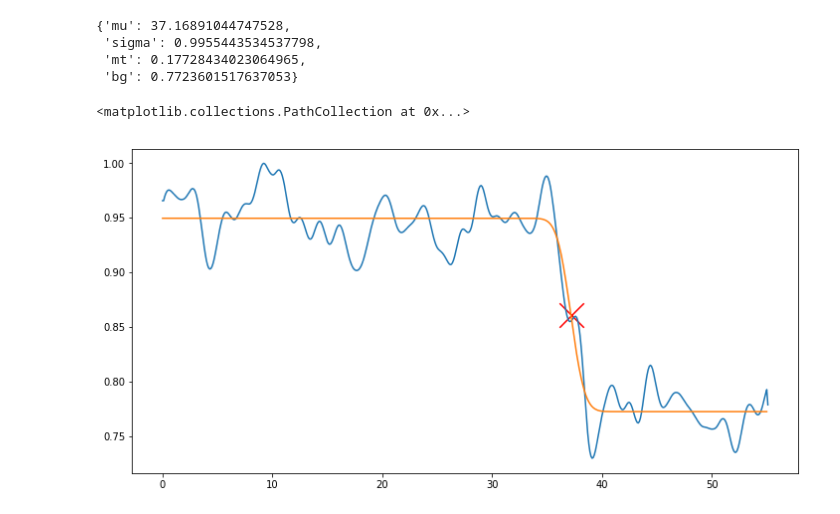
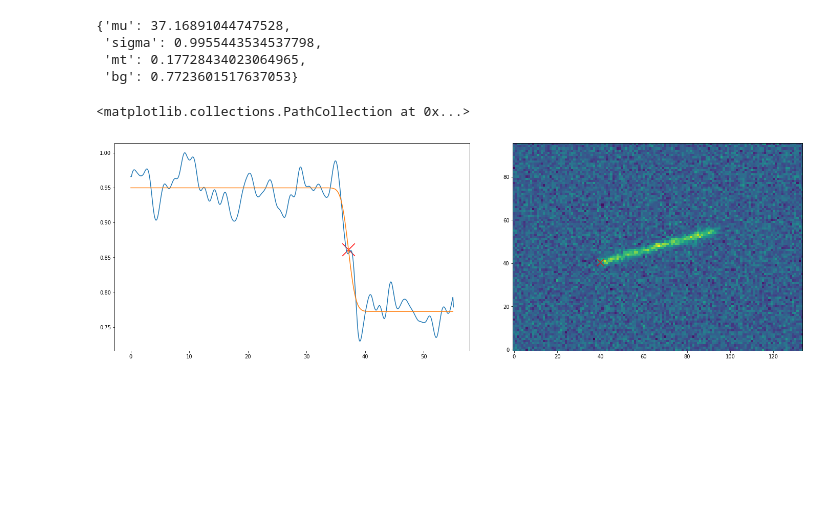
Before and after one commit to brouhardlab/anamic, a Jupyter notebook: notebooks/Development/Microtubule Tip Fitter.ipynb, the cells around one changed output. Saved outputs shown, nothing was run; the diff lists cells and outputs as text; code cells hidden in the pictures; blank space fills up the shorter version.

Commit message:
add tip position to nb dev fitter

```diff
--- a/notebooks/Development/Microtubule Tip Fitter.ipynb
+++ b/notebooks/Development/Microtubule Tip Fitter.ipynb
@@ -137,13 +137,19 @@ fit_values
 # %%
 x = np.arange(x_profile[0], x_profile[-1], 0.1)
 y_fitted = fit_func(x, **fit_values)
 
-fig, ax = plt.subplots(figsize=(12, 6))
-ax.plot(x_profile, y_profile, label='data')
-ax.plot(x, y_fitted, label='fit')
+fig, (ax1, ax2) = plt.subplots(ncols=2, figsize=(20, 6), constrained_layout=True)
+ax1.plot(x_profile, y_profile, label='data')
+ax1.plot(x, y_fitted, label='fit')
 
 mu = fit_values['mu']
-ax.scatter(mu, fit_func(mu, **fit_values), color='red', s=600, marker='x')
+ax1.scatter(mu, fit_func(mu, **fit_values), color='red', s=600, marker='x')
+
+ax2.imshow(im, interpolation='none', origin=[0, 0], cmap='viridis')
+ax2.set_aspect('equal')
+
+tip_position = anamic.geometry.get_point_from_vector(vec, line_fit_tips[0], mu)
+ax2.scatter(tip_position[1], tip_position[0], color='red', s=200, marker="x", alpha=0.8)
 # %% [output]
 <matplotlib.collections.PathCollection at 0x...>
-[figure, old version]
+[figure, new version]
```
Also changed, not shown: parts of 1 cell of this notebook.
